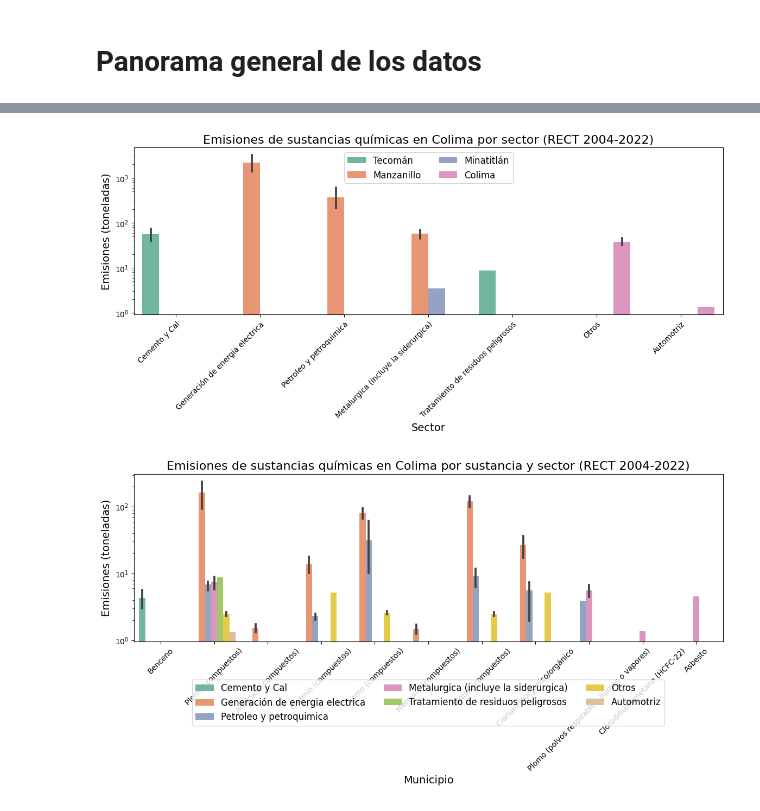
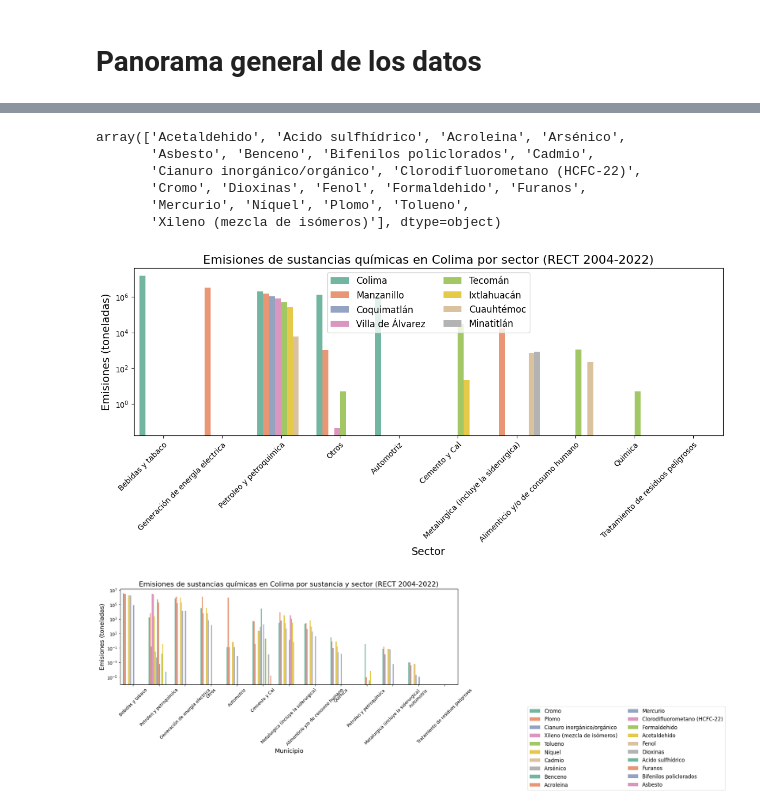
Before and after one commit to pcorner10/pronaces_analisis, a Jupyter notebook: datosRect.ipynb, the cells around one changed output, grey strips where cells are left out. Drawn from its saved outputs; the diff is of its cells as text; code cells hidden in the pictures.

```diff
--- a/datosRect.ipynb
+++ b/datosRect.ipynb
@@ -266,3 +194,16 @@ array(['Bióxido de carbono', 'Benceno', 'Oxido nitroso',
+# %%
+rename_sustancias = {
+  'Arsénico (compuestos)':'Arsénico',
+  'Cadmio (compuestos)':'Cadmio',
+  'Cromo (polvos respirables, humos o vapores)': 'Cromo',
+  'Cromo (compuestos)': 'Cromo',
+  'Mercurio (compuestos)': 'Mercurio',
+  'Níquel (polvos respirables, humos o vapores)': 'Níquel',
+  'Níquel (compuestos)': 'Níquel',
+  'Plomo (compuestos)': 'Plomo',
+  'Plomo (polvos respirables, humos o vapores)': 'Plomo',
+}
+dfFinal["sustancia"].replace(rename_sustancias, inplace=True)
 # %%
 quimicos_to_remove = [
   'Bióxido de carbono','Oxido nitroso','Bióxido de nitrógeno','Metano',
@@ -277,6 +218,9 @@ rename_municipios = {
   "Tecoman": "Tecomán",
   "Minatitlan": "Minatitlán",
   "Cuauhtemoc": "Cuauhtémoc",
+  'Villa de Alvarez':"Villa de Álvarez",
+  'Ixtlahuacan':"Ixtlahuacán",
+  'Coquimatlan':"Coquimatlán",
 }
 
 dfFinal["municipio"].replace(rename_municipios, inplace=True)
@@ -287,0 +238,4 @@ array(['Tecomán', 'Manzanillo', 'Minatitlán', 'Colima'], dtype=object)
+# %%
+# create a new column with the sum of col_emisiones
+dfFinal["emisiones"] = dfFinal[col_emisiones].sum(axis=1)
+dfFinal[col_emisiones]
@@ -315,0 +296,11 @@ plt.show()
+# %%
+quimi = dfFinal.sustancia.unique()
+quimi.sort()
+quimi
+# %% [output]
+array(['Acetaldehido', 'Acido sulfhídrico', 'Acroleina', 'Arsénico',
+       'Asbesto', 'Benceno', 'Bifenilos policlorados', 'Cadmio',
+       'Cianuro inorgánico/orgánico', 'Clorodifluorometano (HCFC-22)',
+       'Cromo', 'Dioxinas', 'Fenol', 'Formaldehido', 'Furanos',
+       'Mercurio', 'Níquel', 'Plomo', 'Tolueno',
+       'Xileno (mezcla de isómeros)'], dtype=object)
@@ -320,7 +313,7 @@ fig, ax = plt.subplots(figsize=(14, 4))
 ax.set_title("Emisiones de sustancias químicas en Colima por sector (RECT 2004-2022)", fontsize=16)
 
 # generate a barplot with log scale and summing the values of "emision" column
-sns.barplot(x="sector", y="emision", data=dfFinal, hue="municipio", ax=ax, log=True, palette="Set2", estimator=sum)
+sns.barplot(x="sector", y="emisiones", data=df2, hue="municipio", ax=ax, log=True, palette="Set2", estimator=sum)
 
 ax.set_ylabel("Emisiones (toneladas)", fontsize=14)
 ax.set_xlabel("Sector", fontsize=14)
@@ -337,24 +330,26 @@ plt.setp(ax.get_xticklabels(), ha="right", rotation_mode="anchor")
 
 plt.show()
 # %% [output]
-[figure, old version]
+[figure, new version]
+# %%
+df3 = dfFinal.groupby(by=['sector','sustancia'], as_index=False).agg({'emisiones':'sum'}).sort_values(by='emisiones', ascending=False)
 # %%
 
 fig, ax = plt.subplots(figsize=(14, 4))
 
 ax.set_title("Emisiones de sustancias químicas en Colima por sustancia y sector (RECT 2004-2022)", fontsize=16)
 
-sns.barplot(x="sustancia", y="emision", data=dfFinal, hue="sector", ax=ax, log=True, palette="Set2")
+sns.barplot(x="sector", y="emisiones", data=df3, hue="sustancia", ax=ax, log=True, palette="Set2")
 
 # rotate xticks 90 degrees
 plt.xticks(rotation=45)
-ax.legend(loc='upper center', ncol=3, bbox_to_anchor=(0.5, -0.2), fontsize=12)
+ax.legend(loc='upper center', ncol=2, bbox_to_anchor=(1.5, -0.2), fontsize=12)
 
 ax.set_ylabel("Emisiones (toneladas)", fontsize=14)
 ax.set_xlabel("Municipio", fontsize=14)
 
 
 
 plt.show()
 # %% [output]
-[figure, old version]
+[figure, new version]
```
Also changed, not shown: parts of 25 cells of this notebook, 34 other files.
